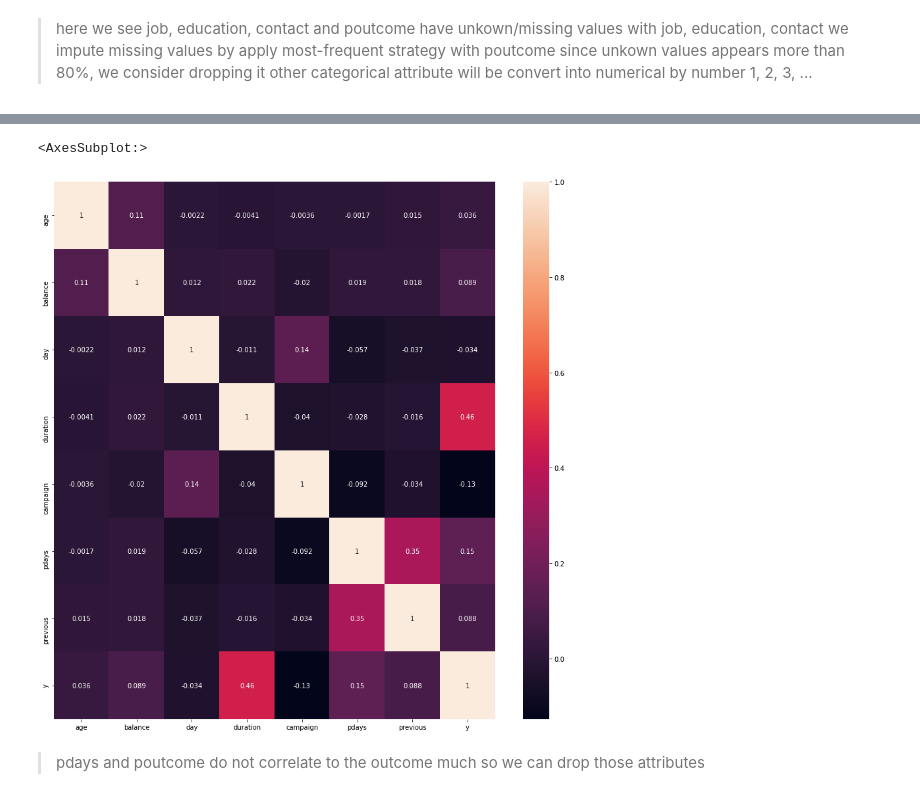
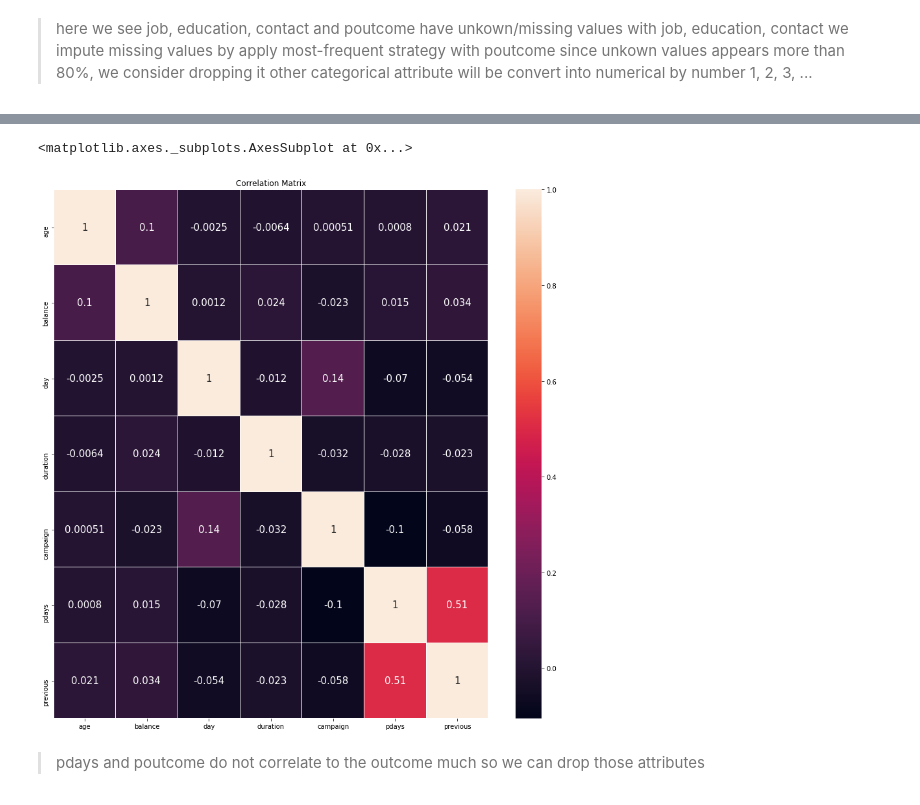
Before and after one commit to duongDSAI64/ML-miniproject, a Jupyter notebook: project.ipynb, the cells around one changed output, grey strips where cells are left out. Saved outputs shown, nothing was run; the diff lists cells and outputs as text; code cells hidden in the pictures.

```diff
--- a/project.ipynb
+++ b/project.ipynb
@@ -6,7 +6,7 @@ import pandas as pd
 import matplotlib.pyplot as plt
 import seaborn as sns
 
-bank_full_df = pd.read_csv(r"C:\Users\chau\PycharmProjects\newproject\bank-full.csv", encoding = "Latin-1")
+bank_full_df = pd.read_csv('https://raw.githubusercontent.com/chau25102001/myrep/main/bank-full.csv', encoding = "Latin-1")
 bank_full_df
 # %% [output]
 |  | age | job | marital | education | default | balance | housing | loan | contact | day | month | ... |
@@ -167,17 +167,13 @@ Name: campaign, dtype: float64
 # %%
 def tran_y(x):
-    if x == 'yes':
-        return 1
-    if x == 'no':
-        return 0
-    else:
-        return x
-new_df.y = new_df.y.apply(tran_y)
+    return 0 if x == 'no' else 1 if x == 'yes' else x
+dataset.y = new_df.y.apply(tran_y )
 plt.subplots(figsize = (15,15))
-sns.heatmap(data = new_df.corr(), annot=True)
+plt.title('Correlation Matrix')
+sns.heatmap(data = new_df.corr(), annot=True, linewidths=0.2,annot_kws={'size' : 15})
 # %% [output]
-<AxesSubplot:>
+<matplotlib.axes._subplots.AxesSubplot at 0x...>
-[figure, old version]
+[figure, new version]
 # %% [markdown]
 >pdays and poutcome do not correlate to the outcome much so we can drop those attributes
 # %% [markdown]
```
Also changed, not shown: parts of 10 cells of this notebook, 1 other file.
